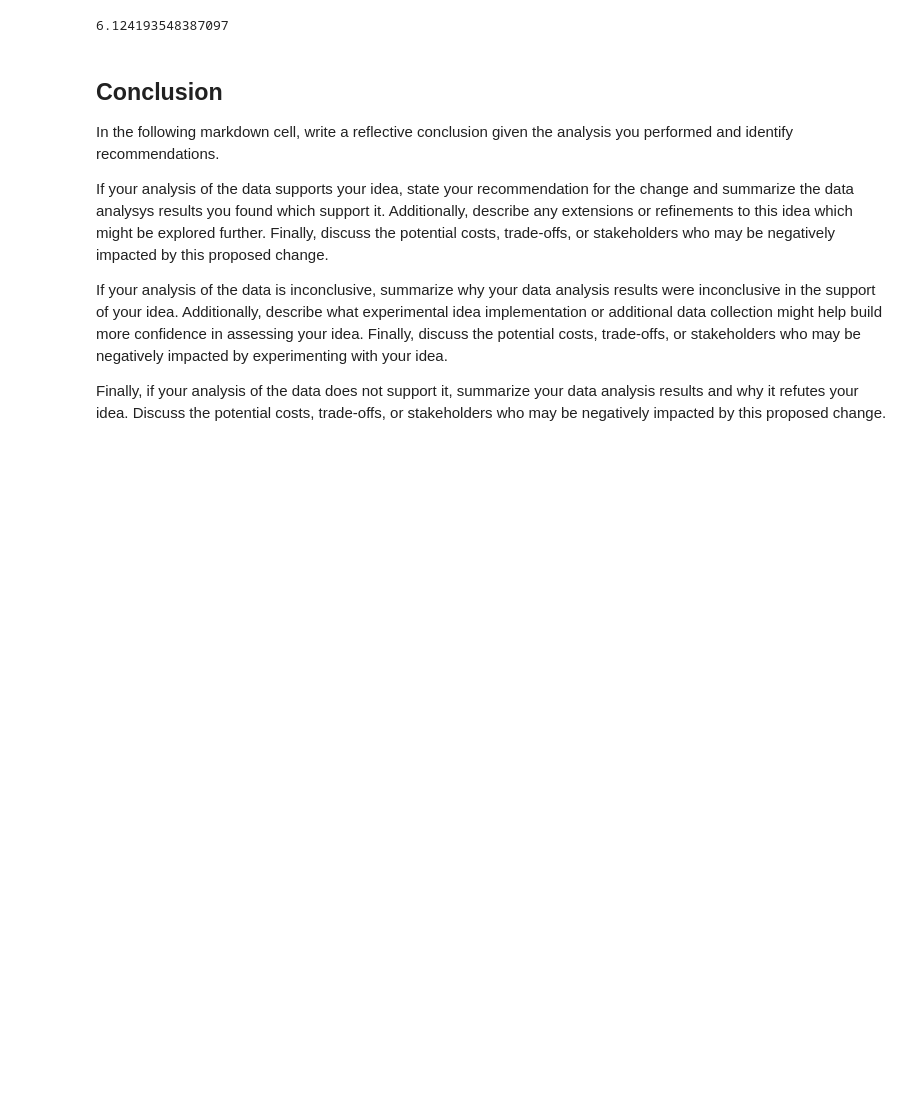
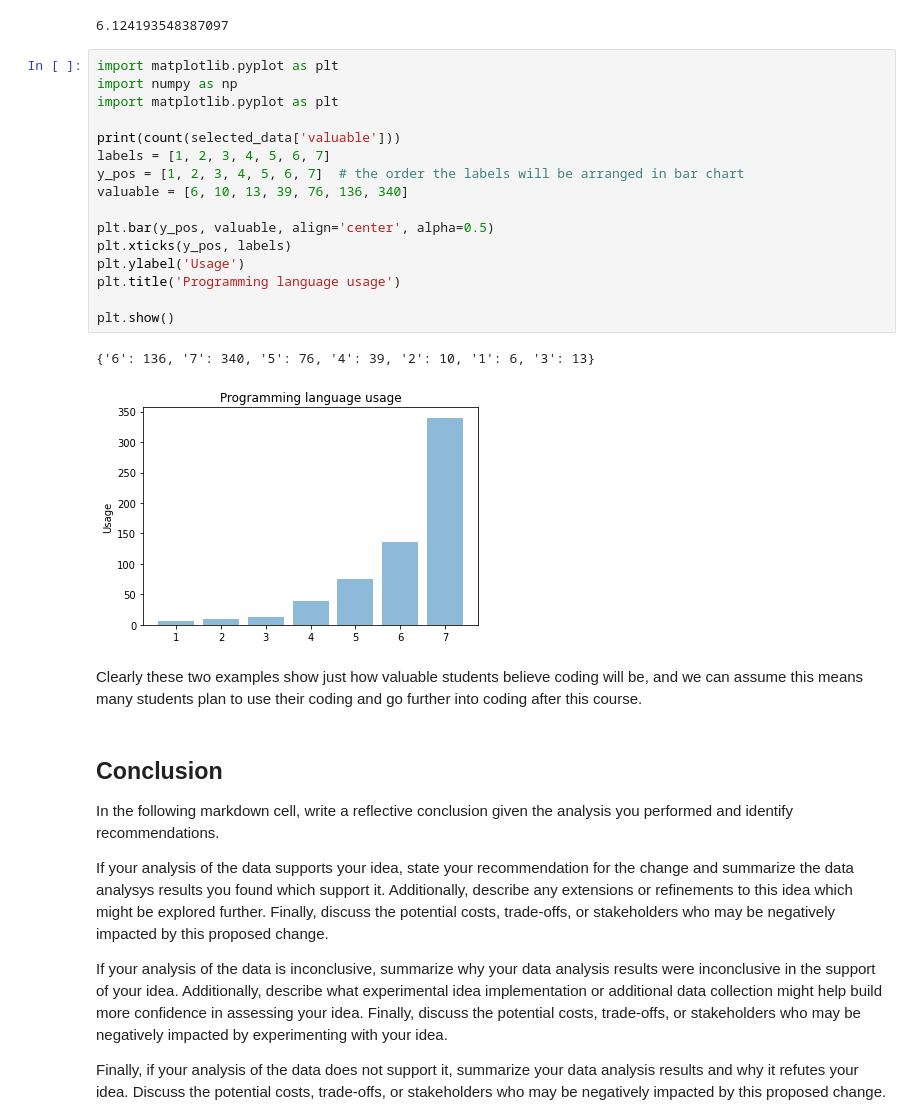
Before and after one commit to comp110-22s/comp110-22s-workspace, a Jupyter notebook: exercises/ex08/analysis.ipynb, the cells around one changed output. Cells and saved outputs as stored; diff of their text form; blank space fills up the shorter version.

```diff
--- a/exercises/ex08/analysis.ipynb
+++ b/exercises/ex08/analysis.ipynb
@@ -151,6 +175,27 @@ tabulate(head(selected_data, 10), selected_data.keys(), "html")
 print(mean(selected_data['valuable']))
 # %% [output]
 6.124193548387097
+# %%
+import matplotlib.pyplot as plt
+import numpy as np
+import matplotlib.pyplot as plt
+
+print(count(selected_data['valuable']))
+labels = [1, 2, 3, 4, 5, 6, 7]
+y_pos = [1, 2, 3, 4, 5, 6, 7]  # the order the labels will be arranged in bar chart
+valuable = [6, 10, 13, 39, 76, 136, 340]
+
+plt.bar(y_pos, valuable, align='center', alpha=0.5)
+plt.xticks(y_pos, labels)
+plt.ylabel('Usage')
+plt.title('Programming language usage')
+
+plt.show()
+# %% [output]
+{'6': 136, '7': 340, '5': 76, '4': 39, '2': 10, '1': 6, '3': 13}
+[figure, added]
+# %% [markdown]
+Clearly these two examples show just how valuable students believe coding will be, and we can assume this means many students plan to use their coding and go further into coding after this course.
 # %% [markdown]
 ## Conclusion
 
```
Also changed, not shown: parts of 5 cells of this notebook, 3 other files.
